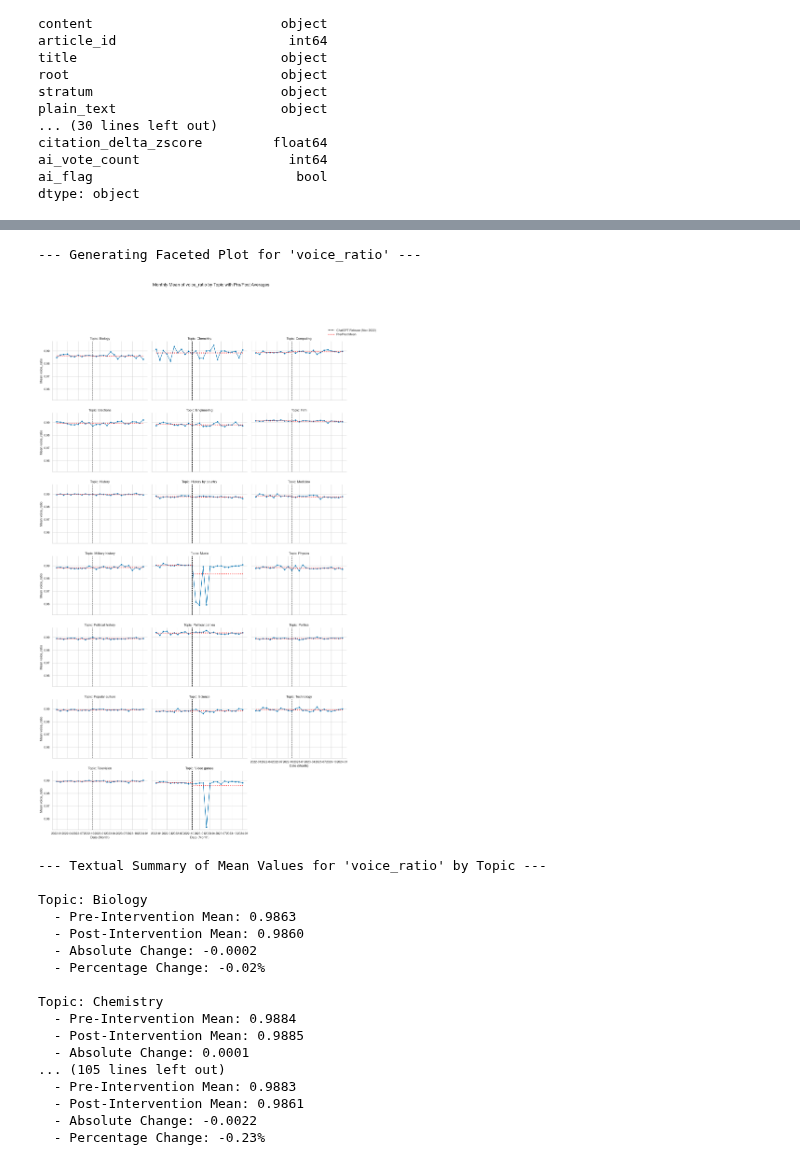
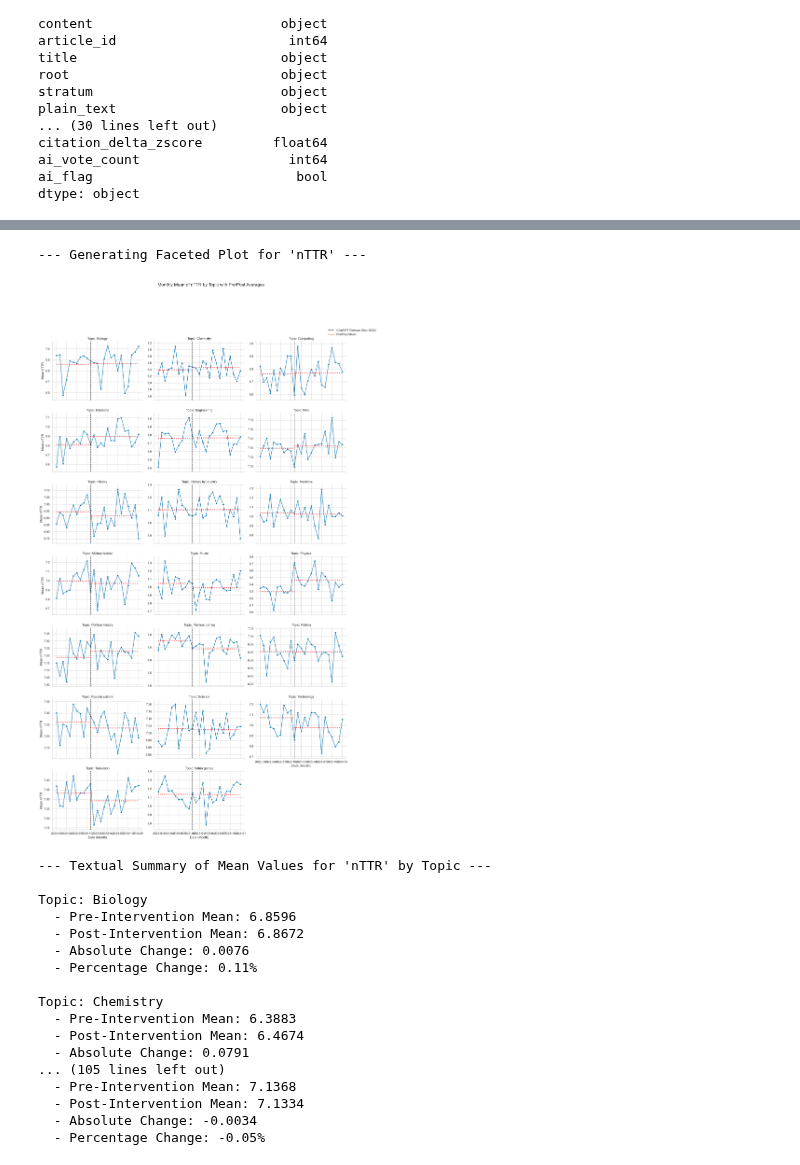
Before and after one commit to LeTartap/WikiMScThesis, a Jupyter notebook: python_code/voting_sys_with_normalizer.ipynb, the cells around one changed output, grey strips where cells are left out. Saved outputs shown, nothing was run; the diff lists cells and outputs as text; code cells hidden in the pictures.

```diff
--- a/python_code/voting_sys_with_normalizer.ipynb
+++ b/python_code/voting_sys_with_normalizer.ipynb
@@ -976,7 +990,12 @@ import seaborn as sns
 import numpy as np
 
 # --- Step 1: Load and Prepare Data (Same as before) ---
-file_path = input_file
+# Ensuring input_file exists for the snippet context
+try:
+    file_path = input_file
+except NameError:
+    file_path = "data.csv" # Fallback if variable doesn't exist
+
 try:
     df = pd.read_csv(file_path)
 except FileNotFoundError:
@@ -988,8 +1007,10 @@ except FileNotFoundError:
     for date in dates:
         for topic in topics:
             is_post_intervention = date >= pd.to_datetime('2022-11-01')
-            nttr = 7.0 + (topics.index(topic) * 0.05) - (0.1 if is_post_intervention else 0) + np.random.randn() * 0.05
-            data.append({'snapshot_ts': date, 'root': topic, 'nTTR': nttr})
+            # Create distinct ranges for topics to demonstrate independent scaling
+            base_val = (topics.index(topic) * 20) + 10 # 10, 30, 50...
+            nttr = base_val - (2 if is_post_intervention else 0) + np.random.randn() * 2
+            data.append({'snapshot_ts': date, 'root': topic, 'voice_ratio': nttr})
     df = pd.DataFrame(data)
 
 df['snapshot_ts'] = pd.to_datetime(df['snapshot_ts'])
@@ -997,12 +1018,16 @@ intervention_date = pd.to_datetime('2022-11-01', utc=True)
 sns.set_theme(style="whitegrid", palette="colorblind")
 
 # --- Step 2: Aggregate to Monthly Averages (Same as before) ---
-# Change this to the feature you want to analyze (e.g., 'nTTR', 'voice_ratio')
-feature_to_plot = 'voice_ratio'
+# feature_to_plot = 'voice_ratio'
+feature_to_plot = 'nTTR'
 df_monthly_topic = df.groupby('root').resample('MS', on='snapshot_ts')[feature_to_plot].mean().reset_index()
 
-# --- Step 3: Create the Facet Grid Plot (Same as before) ---
+# --- Step 3: Create the Facet Grid Plot ---
 print(f"--- Generating Faceted Plot for '{feature_to_plot}' ---")
+
+# CHANGE 1: Added facet_kws={'sharey': False}
+# This tells Seaborn: "Do not force all charts to share the same Y-axis."
+# Each chart will now calculate its scale based ONLY on its own data.
 g = sns.relplot(
     data=df_monthly_topic,
     x='snapshot_ts',
@@ -1013,20 +1038,29 @@ g = sns.relplot(
     marker='o',
     height=4,
     aspect=1.5,
+    facet_kws={'sharey': False},
     legend=False
 )
 
 for topic, ax in g.axes_dict.items():
     ax.axvline(x=intervention_date, color='black', linestyle='--')
     topic_data = df_monthly_topic[df_monthly_topic['root'] == topic]
+
+    # Calculate Pre-mean
     pre_data = topic_data[topic_data['snapshot_ts'] < intervention_date]
     if not pre_data.empty:
         pre_mean = pre_data[feature_to_plot].mean()
         ax.hlines(y=pre_mean, xmin=pre_data['snapshot_ts'].min(), xmax=intervention_date, color='red', linestyle='dotted', linewidth=2.5)
+
+    # Calculate Post-mean
     post_data = topic_data[topic_data['snapshot_ts'] >= intervention_date]
     if not post_data.empty:
         post_mean = post_data[feature_to_plot].mean()
         ax.hlines(y=post_mean, xmin=intervention_date, xmax=post_data['snapshot_ts'].max(), color='red', linestyle='dotted', linewidth=2.5)
+
+    # CHANGE 2: Add breathing room
+    # This ensures the lines aren't touching the very top or bottom edge of the box
+    ax.margins(y=0.1)
 
 g.fig.suptitle(f'Monthly Mean of {feature_to_plot} by Topic with Pre/Post Averages', fontsize=16, y=1.03)
 g.set_axis_labels('Date (Month)', f'Mean {feature_to_plot}')
@@ -1036,61 +1070,54 @@ from matplotlib.lines import Line2D
 legend_elements = [
     Line2D([0], [0], color='black', lw=2, linestyle='--', label='ChatGPT Release (Nov 2022)'),
     Line2D([0], [0], color='red', lw=2.5, linestyle='dotted', label='Pre/Post Mean')
 ]
 g.fig.legend(handles=legend_elements, loc='upper right', bbox_to_anchor=(0.98, 0.95))
 g.tight_layout(w_pad=1, rect=[0, 0, 0.9, 0.95])
 plt.show()
 
 
-# --- Step 4: Calculate and Print Textual Summary of Means ---
+# --- Step 4: Calculate and Print Textual Summary of Means (Same as before) ---
 print(f"\n--- Textual Summary of Mean Values for '{feature_to_plot}' by Topic ---")
 
-# Get the unique list of topics to iterate through
 all_topics = df_monthly_topic['root'].unique()
 
 for topic in all_topics:
-    # Filter data for the specific topic
     topic_data = df_monthly_topic[df_monthly_topic['root'] == topic]
+    pre_data = topic_data[topic_data['snapshot_ts'] < intervention_date]
+    pre_mean = pre_data[feature_to_plot].mean() if not pre_data.empty else 0
 
-    # Calculate pre-intervention mean
-    pre_data = topic_data[topic_data['snapshot_ts'] < intervention_date]
-    pre_mean = pre_data[feature_to_plot].mean()
+    post_data = topic_data[topic_data['snapshot_ts'] >= intervention_date]
+    post_mean = post_data[feature_to_plot].mean() if not post_data.empty else 0
 
-    # Calculate post-intervention mean
-    post_data = topic_data[topic_data['snapshot_ts'] >= intervention_date]
-    post_mean = post_data[feature_to_plot].mean()
-
-    # Calculate the change
     if pre_mean != 0:
         change = post_mean - pre_mean
         percent_change = (change / pre_mean) * 100
     else:
         change = 0
         percent_change = 0
 
-    # Print the formatted output
     print(f"\nTopic: {topic}")
     print(f"  - Pre-Intervention Mean: {pre_mean:.4f}")
     print(f"  - Post-Intervention Mean: {post_mean:.4f}")
     print(f"  - Absolute Change: {change:.4f}")
     print(f"  - Percentage Change: {percent_change:.2f}%")
 # %% [output]
---- Generating Faceted Plot for 'voice_ratio' ---
+--- Generating Faceted Plot for 'nTTR' ---
-[figure, old version]
+[figure, new version]
---- Textual Summary of Mean Values for 'voice_ratio' by Topic ---
+--- Textual Summary of Mean Values for 'nTTR' by Topic ---
 
 Topic: Biology
-  - Pre-Intervention Mean: 0.9863
-  - Post-Intervention Mean: 0.9860
-  - Absolute Change: -0.0002
-  - Percentage Change: -0.02%
+  - Pre-Intervention Mean: 6.8596
+  - Post-Intervention Mean: 6.8672
+  - Absolute Change: 0.0076
+  - Percentage Change: 0.11%
 
 Topic: Chemistry
-  - Pre-Intervention Mean: 0.9884
-  - Post-Intervention Mean: 0.9885
-  - Absolute Change: 0.0001
+  - Pre-Intervention Mean: 6.3883
+  - Post-Intervention Mean: 6.4674
+  - Absolute Change: 0.0791
 ... (105 lines left out)
-  - Pre-Intervention Mean: 0.9883
-  - Post-Intervention Mean: 0.9861
-  - Absolute Change: -0.0022
-  - Percentage Change: -0.23%
+  - Pre-Intervention Mean: 7.1368
+  - Post-Intervention Mean: 7.1334
+  - Absolute Change: -0.0034
+  - Percentage Change: -0.05%
```
Also changed, not shown: parts of 8 cells of this notebook, 8 other files.
